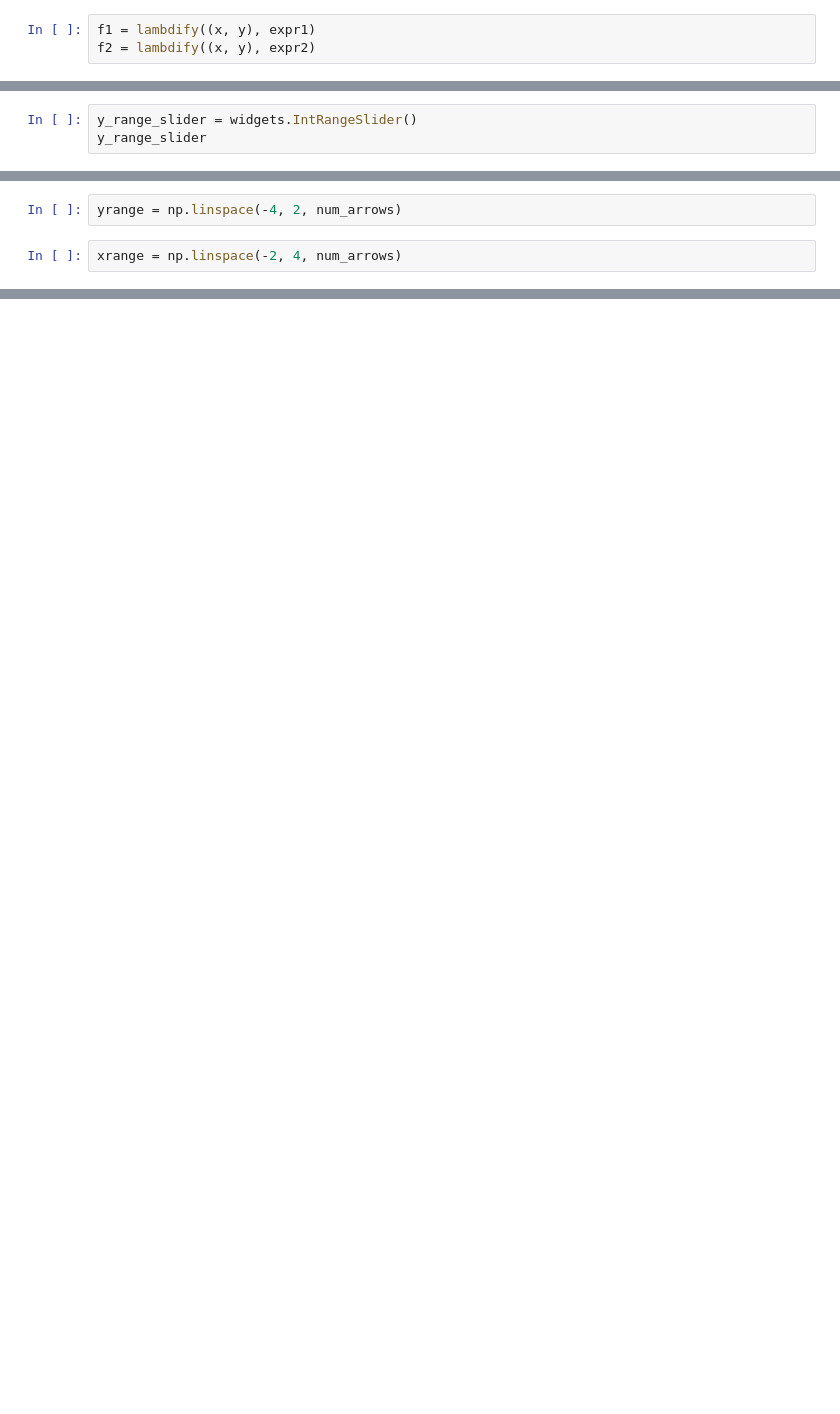
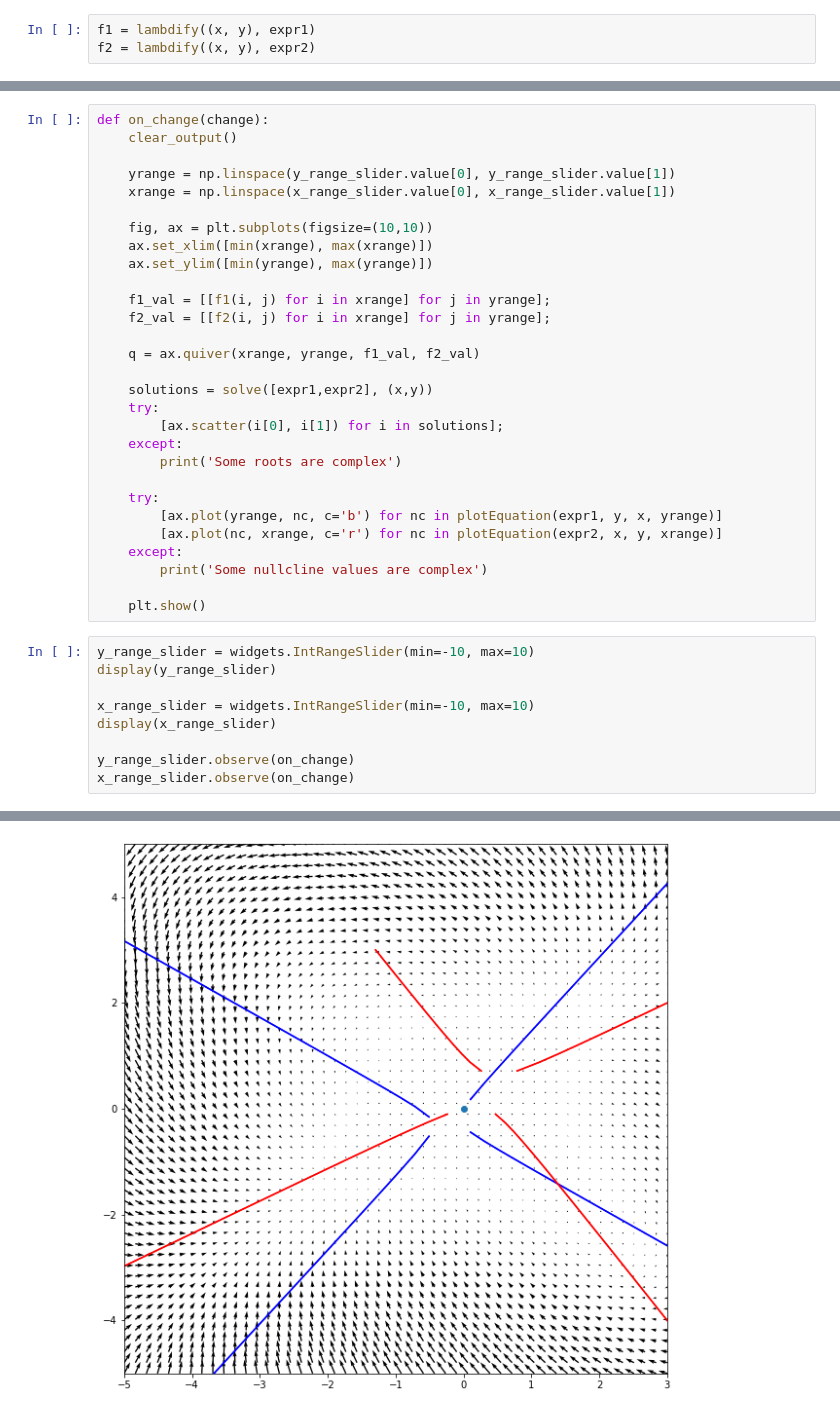
Before and after one commit to 104H/neuropynamics, a Jupyter notebook: notebooks/pplane.ipynb, the cells around one changed output, grey strips where cells are left out. Saved outputs shown, nothing was run; the diff lists cells and outputs as text; blank space fills up the shorter version.

Commit message:
added nullclines

```diff
--- a/notebooks/pplane.ipynb
+++ b/notebooks/pplane.ipynb
@@ -66,3 +29,0 @@ num_arrows = num_arrows_slider.value
-# %%
-y_range_slider = widgets.IntRangeSlider()
-y_range_slider
@@ -71,4 +29,0 @@ Widget Javascript not detected.  It may not be installed or enabled properly.
-# %%
-yrange = np.linspace(-4, 2, num_arrows)
-# %%
-xrange = np.linspace(-2, 4, num_arrows)
@@ -100,0 +46,39 @@ Widget Javascript not detected.  It may not be installed or enabled properly.
+# %%
+def on_change(change):
+    clear_output()
+
+    yrange = np.linspace(y_range_slider.value[0], y_range_slider.value[1])
+    xrange = np.linspace(x_range_slider.value[0], x_range_slider.value[1])
+
+    fig, ax = plt.subplots(figsize=(10,10))
+    ax.set_xlim([min(xrange), max(xrange)])
+    ax.set_ylim([min(yrange), max(yrange)])
+
+    f1_val = [[f1(i, j) for i in xrange] for j in yrange];
+    f2_val = [[f2(i, j) for i in xrange] for j in yrange];
+
+    q = ax.quiver(xrange, yrange, f1_val, f2_val)
+
+    solutions = solve([expr1,expr2], (x,y))
+    try:
+        [ax.scatter(i[0], i[1]) for i in solutions];
+    except:
+        print('Some roots are complex')
+
+    try:
+        [ax.plot(yrange, nc, c='b') for nc in plotEquation(expr1, y, x, yrange)]
+        [ax.plot(nc, xrange, c='r') for nc in plotEquation(expr2, x, y, xrange)]
+    except:
+        print('Some nullcline values are complex')
+
+    plt.show()
+# %%
+y_range_slider = widgets.IntRangeSlider(min=-10, max=10)
+display(y_range_slider)
+
+x_range_slider = widgets.IntRangeSlider(min=-10, max=10)
+display(x_range_slider)
+
+y_range_slider.observe(on_change)
+x_range_slider.observe(on_change)
+# %% [output]
@@ -100,0 +86 @@ Widget Javascript not detected.  It may not be installed or enabled properly.
+[figure, added]
```
Also changed, not shown: parts of 23 cells of this notebook.
